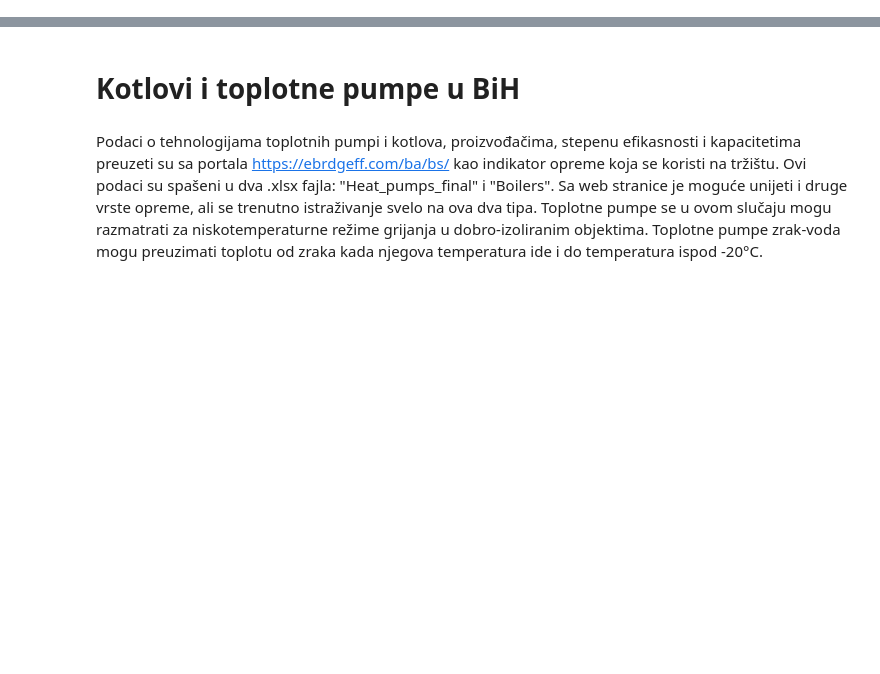
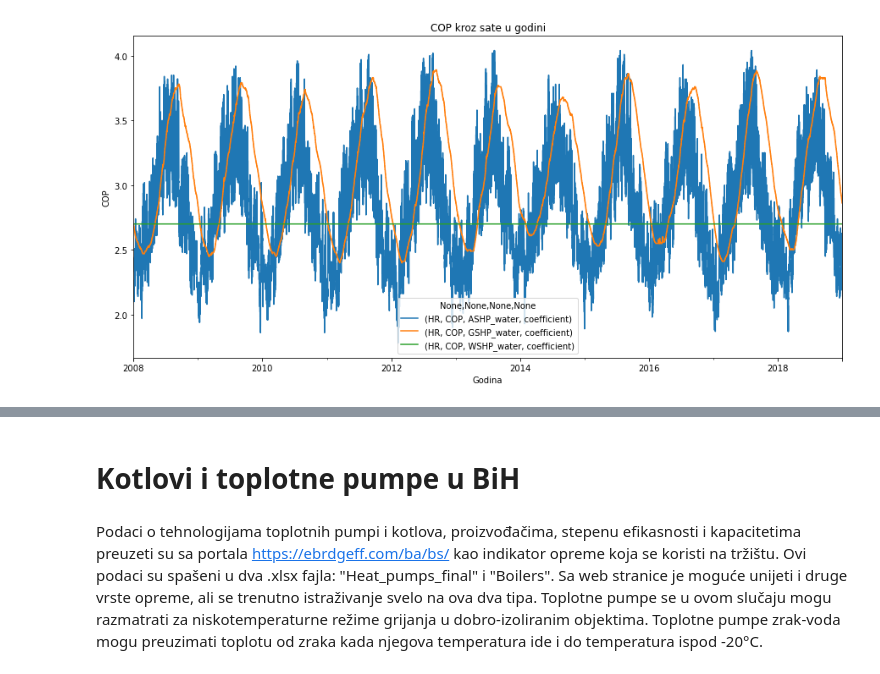
Before and after one commit to ehlimana/Electricity-analysis, a Jupyter notebook: Boilers_Heat_pumps.ipynb, the cells around one changed output, grey strips where cells are left out. Cells and saved outputs as stored; diff of their text form; code cells hidden in the pictures; blank space fills up the shorter version.

```diff
--- a/Boilers_Heat_pumps.ipynb
+++ b/Boilers_Heat_pumps.ipynb
@@ -0,0 +174,4 @@
+# %%
+hourly_plot(col_water)
+# %% [output]
+[figure, added]
```
Also changed, not shown: parts of 60 cells of this notebook.
